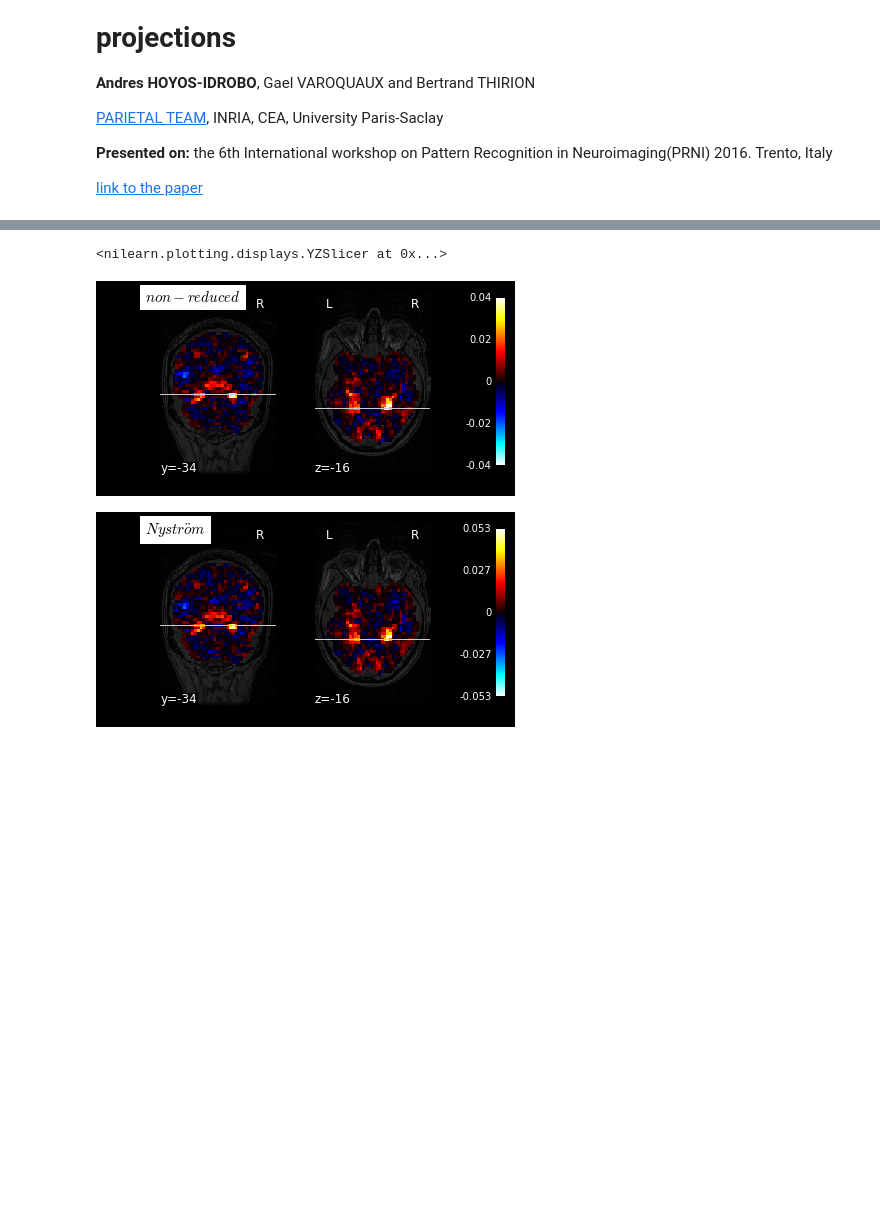
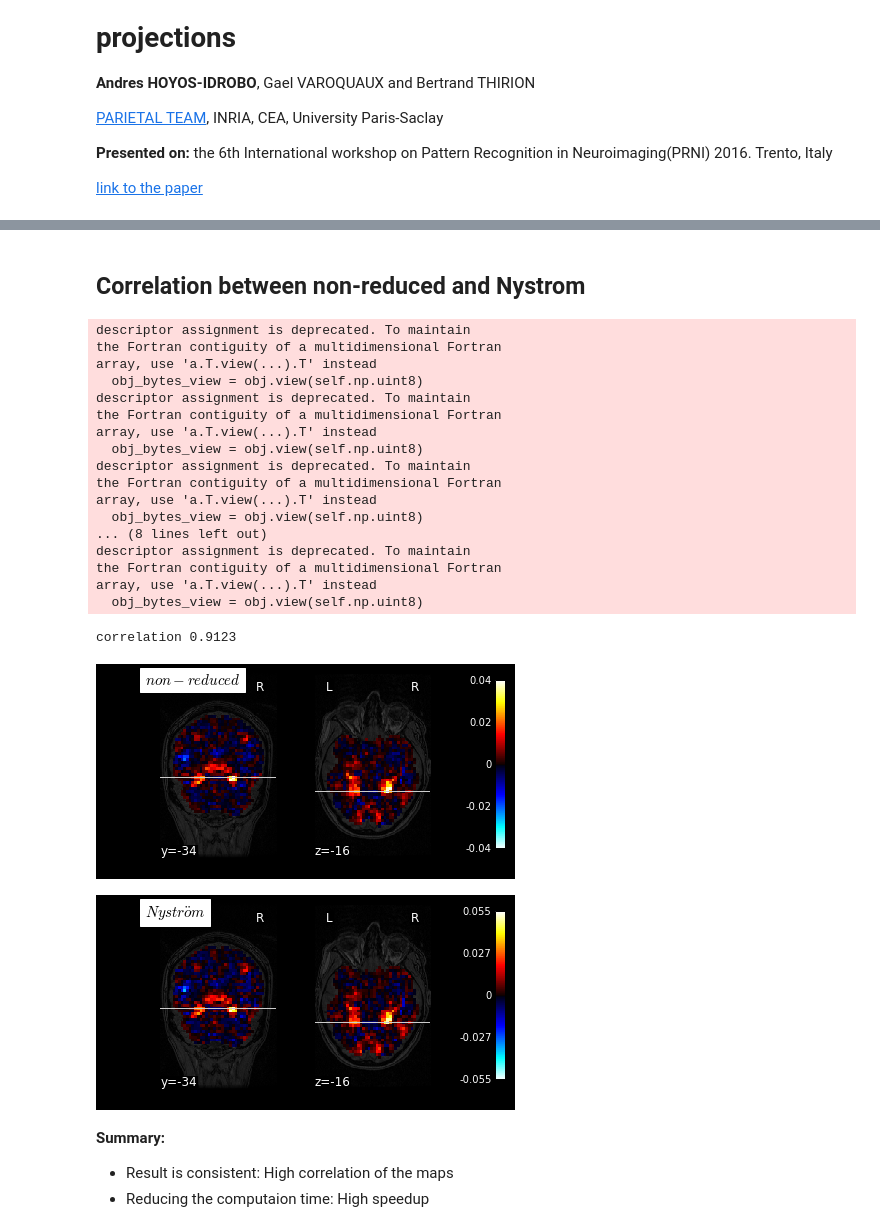
Before and after one commit to ahoyosid/PRNI2016, a Jupyter notebook: example/fast_decoding.ipynb, the cells around one changed output, grey strips where cells are left out. Drawn from its saved outputs; the diff is of its cells as text; code cells hidden in the pictures; blank space fills up the shorter version.

Commit message:
adding correlation

```diff
--- a/example/fast_decoding.ipynb
+++ b/example/fast_decoding.ipynb
@@ -108,12 +112,44 @@ classification accuracy : 98.8889%,  time 0.2409s
+# %% [markdown]
+## Correlation between non-reduced and Nystrom ##
 # %%
 from nilearn.plotting import plot_stat_map
 
 bg_img = data_files['anat'][0]
 
 plot_stat_map(raw_coef, display_mode='yz', bg_img=bg_img, title=r'$non-reduced$', cut_coords=(-34, -16))
 
 plot_stat_map(nys_coef, display_mode='yz', bg_img=bg_img, title=r'$Nystr\"om$', cut_coords=(-34, -16))
+
+from scipy.stats import pearsonr
+
+raw_masked = masker.transform(raw_coef).squeeze()
+nys_masked = masker.transform(nys_coef).squeeze()
+
+correlation = pearsonr(raw_masked, nys_masked)[0]
+
+print("correlation %.4f" % correlation)
 # %% [output]
-<nilearn.plotting.displays.YZSlicer at 0x...>
+descriptor assignment is deprecated. To maintain
+the Fortran contiguity of a multidimensional Fortran
+array, use 'a.T.view(...).T' instead
+  obj_bytes_view = obj.view(self.np.uint8)
+descriptor assignment is deprecated. To maintain
+the Fortran contiguity of a multidimensional Fortran
+array, use 'a.T.view(...).T' instead
+  obj_bytes_view = obj.view(self.np.uint8)
+descriptor assignment is deprecated. To maintain
+the Fortran contiguity of a multidimensional Fortran
+array, use 'a.T.view(...).T' instead
+  obj_bytes_view = obj.view(self.np.uint8)
+... (8 lines left out)
+descriptor assignment is deprecated. To maintain
+the Fortran contiguity of a multidimensional Fortran
+array, use 'a.T.view(...).T' instead
+  obj_bytes_view = obj.view(self.np.uint8)
+correlation 0.9123
 [figure]
-[figure, old version]
+[figure, new version]
+# %% [markdown]
+**Summary:**
+* Result is consistent: High correlation of the maps
+* Reducing the computaion time: High speedup
```
Also changed, not shown: parts of 6 cells of this notebook.
